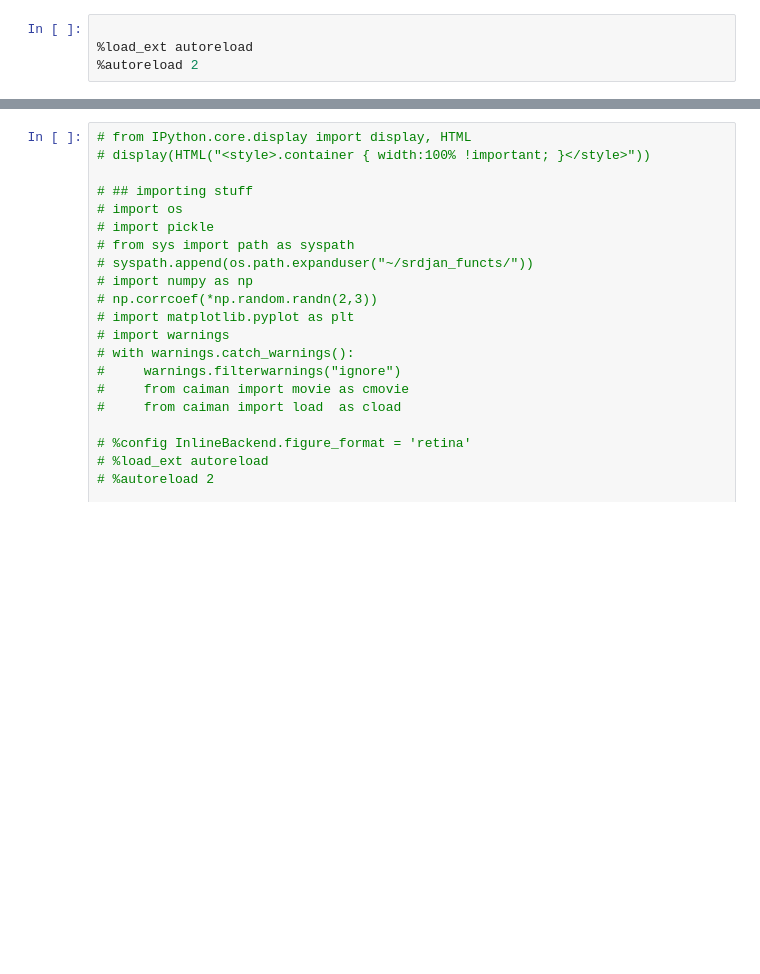
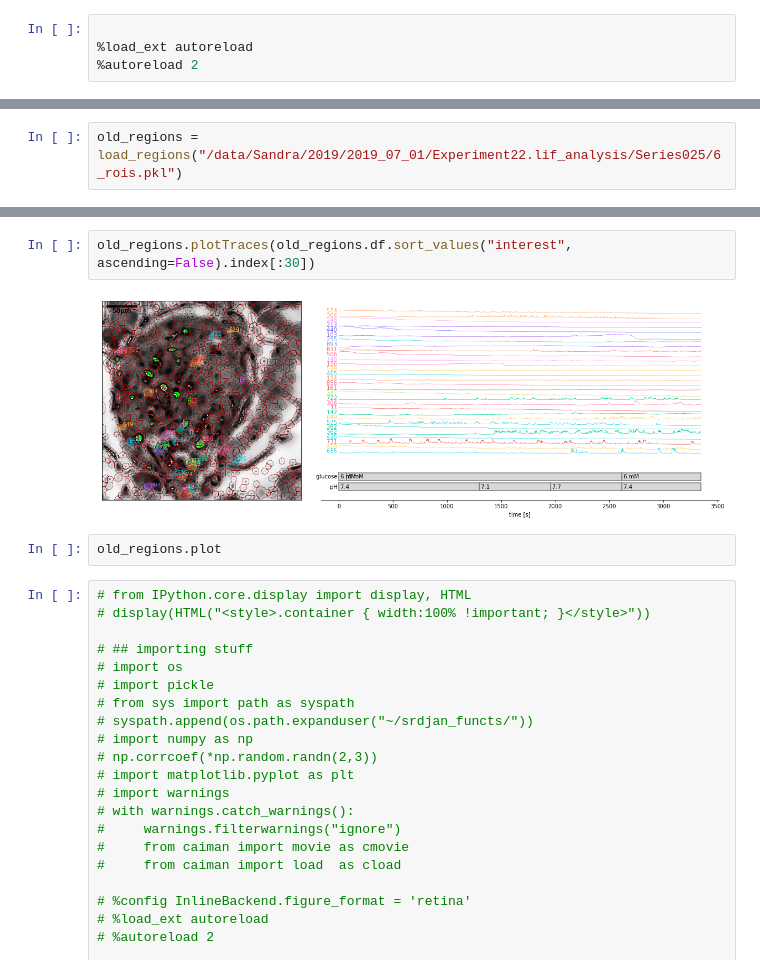
Before and after one commit to szarma/Physio_Ca, a Jupyter notebook: notebooks/closeup_7(redevelop).ipynb, the cells around one changed output, grey strips where cells are left out. Saved outputs shown, nothing was run; the diff lists cells and outputs as text; blank space fills up the shorter version.

```diff
--- a/notebooks/closeup_7(redevelop).ipynb
+++ b/notebooks/closeup_7(redevelop).ipynb
@@ -6,0 +35,2 @@
+# %%
+old_regions = load_regions("/data/Sandra/2019/2019_07_01/Experiment22.lif_analysis/Series025/6_rois.pkl")
@@ -7,3 +43,9 @@
+# %%
+old_regions.plotTraces(old_regions.df.sort_values("interest", ascending=False).index[:30])
+# %% [output]
+[figure, added]
+# %%
+old_regions.plot
 # %%
 # from IPython.core.display import display, HTML
 # display(HTML("<style>.container { width:100% !important; }</style>"))
```
Also changed, not shown: parts of 13 cells of this notebook, 5 other files.
